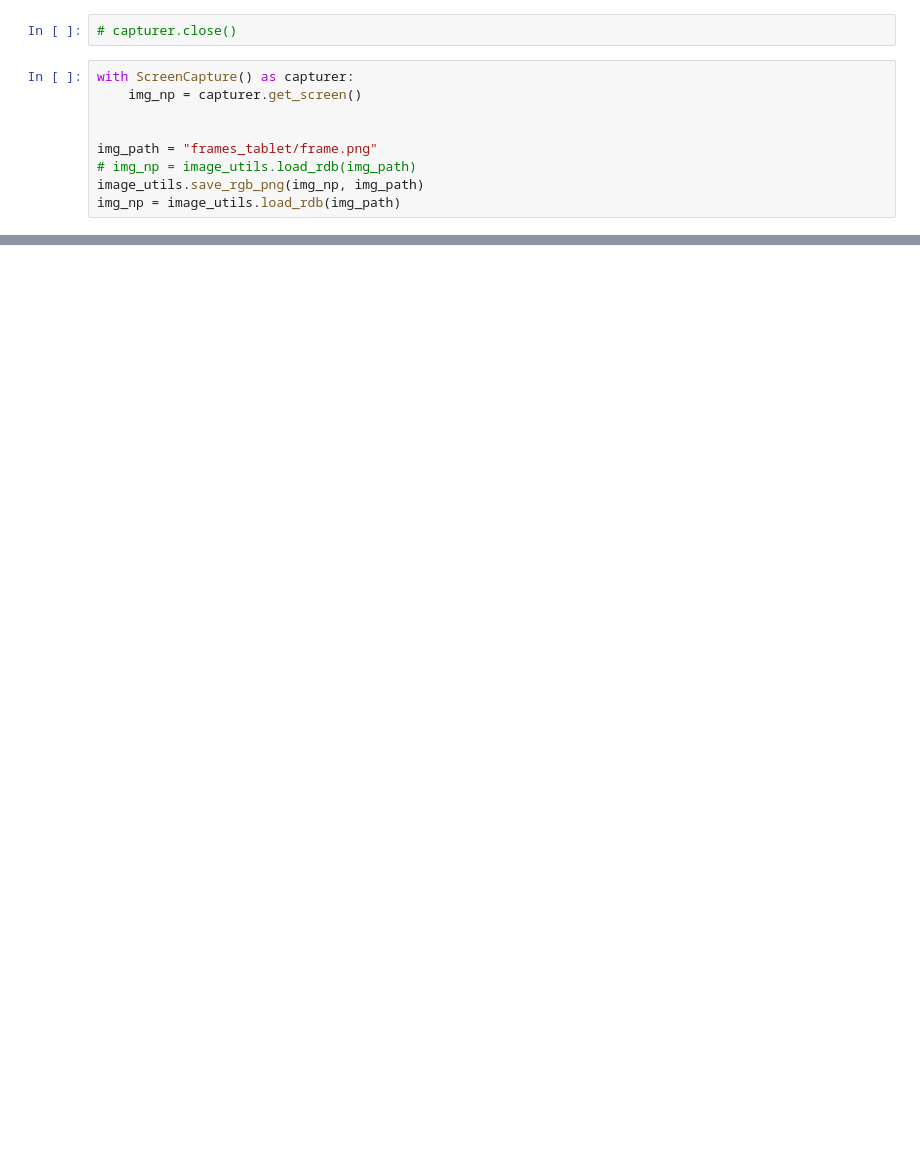
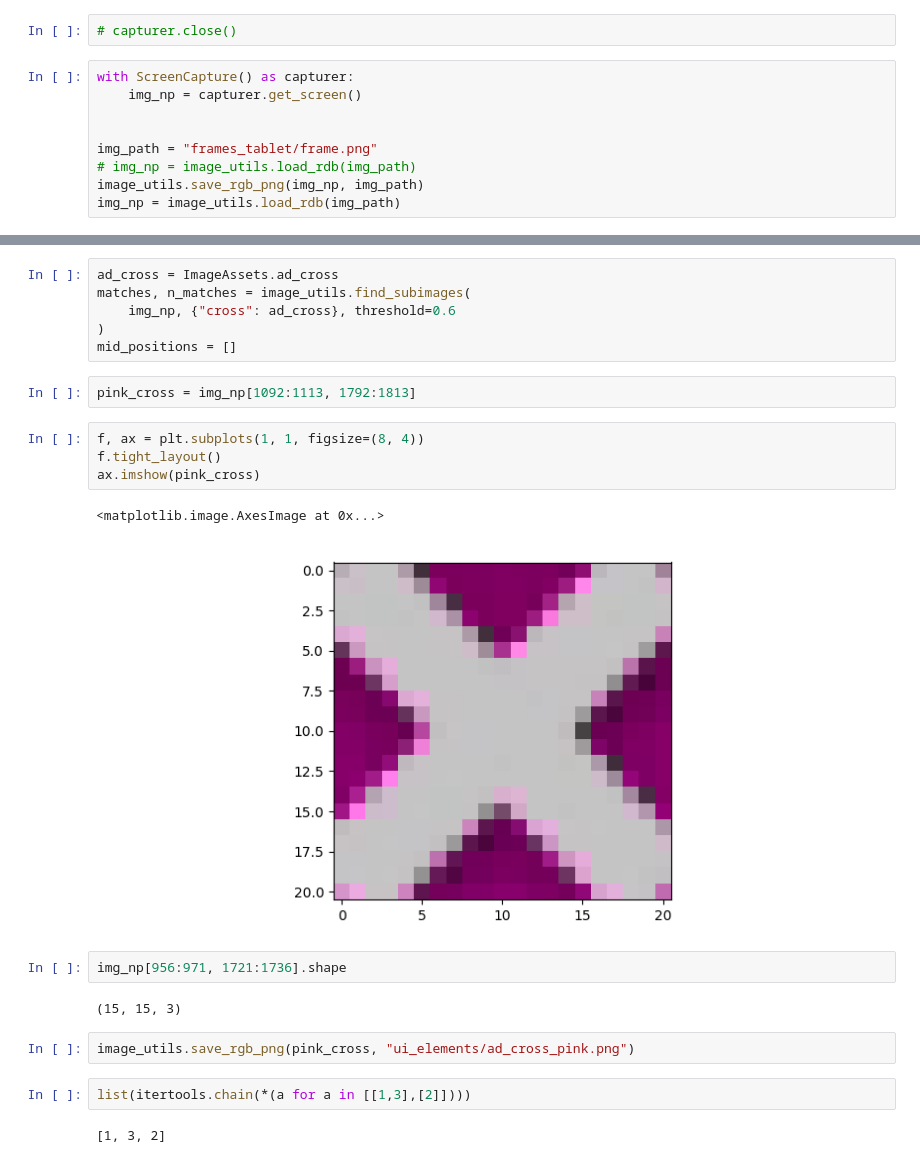
Before and after one commit to ninextycode/blackjack_cardcounter, a Jupyter notebook: test.ipynb, the cells around one changed output, grey strips where cells are left out. Saved outputs shown, nothing was run; the diff lists cells and outputs as text; blank space fills up the shorter version.

```diff
--- a/test.ipynb
+++ b/test.ipynb
@@ -49,0 +50,25 @@ get_cards_tablet.get_shoe_penetration(img_np)
+# %%
+ad_cross = ImageAssets.ad_cross
+matches, n_matches = image_utils.find_subimages(
+    img_np, {"cross": ad_cross}, threshold=0.6
+)
+mid_positions = []
+# %%
+pink_cross = img_np[1092:1113, 1792:1813]
+# %%
+f, ax = plt.subplots(1, 1, figsize=(8, 4))
+f.tight_layout()
+ax.imshow(pink_cross)
+# %% [output]
+<matplotlib.image.AxesImage at 0x...>
+[figure, added]
+# %%
+img_np[956:971, 1721:1736].shape
+# %% [output]
+(15, 15, 3)
+# %%
+image_utils.save_rgb_png(pink_cross, "ui_elements/ad_cross_pink.png")
+# %%
+list(itertools.chain(*(a for a in [[1,3],[2]])))
+# %% [output]
+[1, 3, 2]
```
Also changed, not shown: parts of 6 cells of this notebook, 17 other files.
